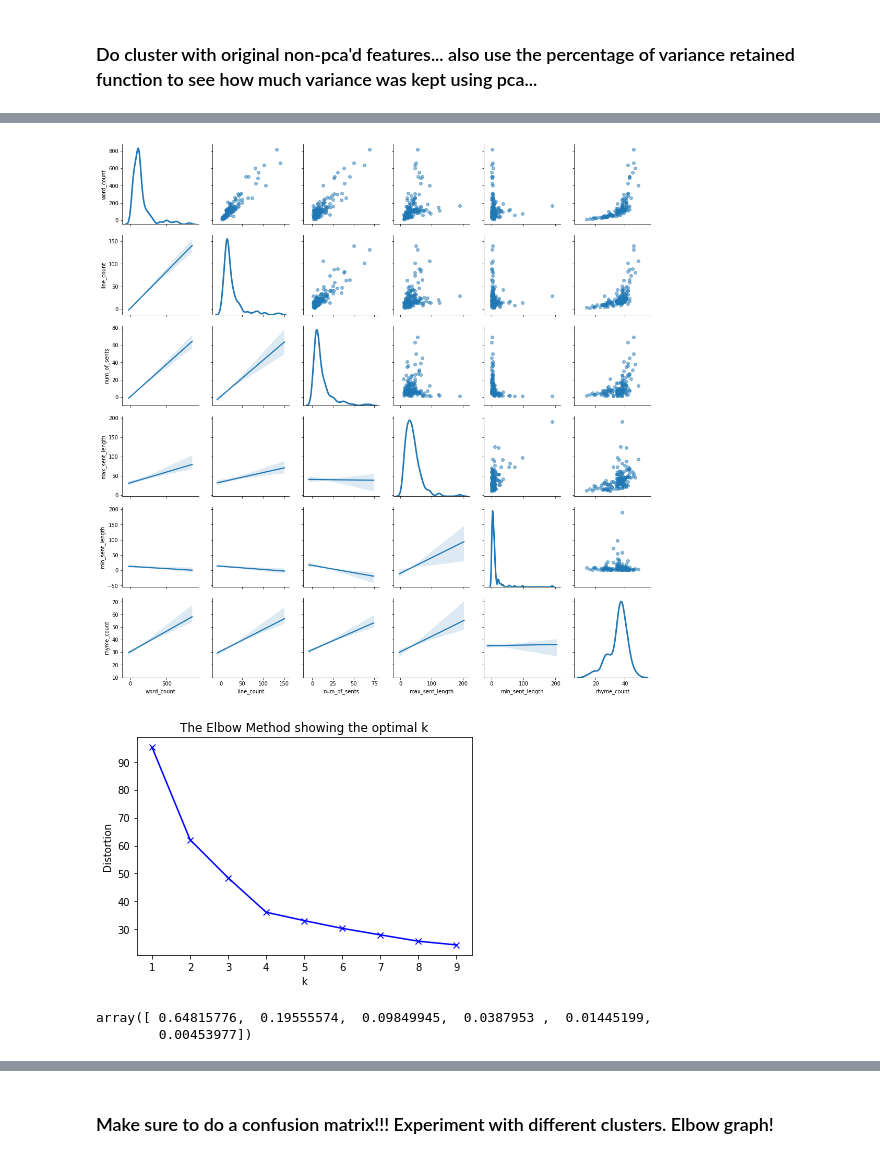
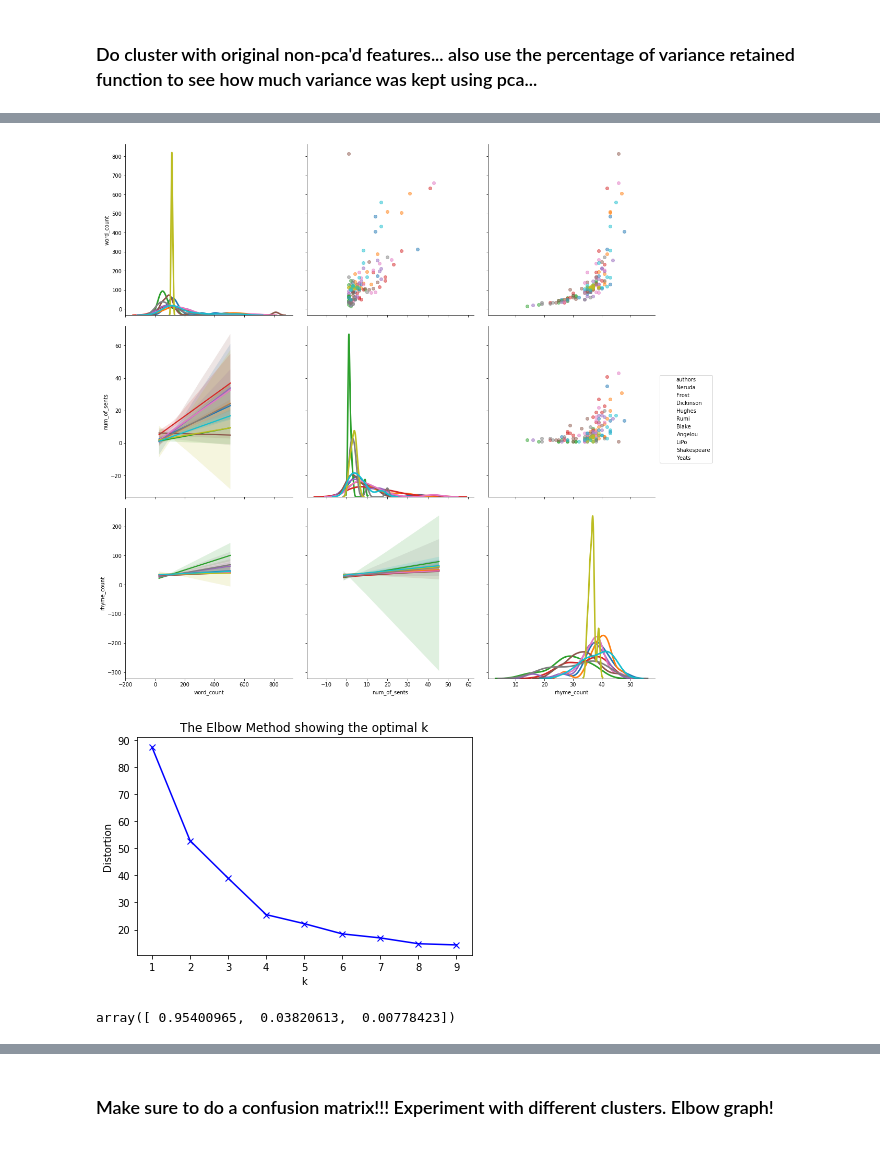
Before and after one commit to VincentG123/Poems, a Jupyter notebook: NLP_Capstone_Draft.ipynb, the cells around one changed output, grey strips where cells are left out. Saved outputs shown, nothing was run; the diff lists cells and outputs as text; code cells hidden in the pictures.

```diff
--- a/NLP_Capstone_Draft.ipynb
+++ b/NLP_Capstone_Draft.ipynb
@@ -92,2 +52,0 @@ NOR dread nor hope attend A dying animal; A man awaits his end Dreading and hopi
-# %%
-no_punct = remove_puncuation(no_return)
@@ -133,3 +52,0 @@ NOR dread nor hope attend A dying animal A man awaits his end Dreading and hopin
-# %%
-sentences = [[sent] for sent in no_punct_NLP.sents]
-sentences
@@ -141,3 +52,0 @@ sentences
-# %%
-sentences = [[sent] for sent in no_return_NLP.sents]
-sentences
@@ -148,6 +53,4 @@ sentences
 # %%
-nlp = spacy.load('en')
-
 file_names = open('PoemList.txt', 'r')
 file_names = file_names.readlines()
 file_names = [file[:-1] for file in file_names]
@@ -169,7 +72,13 @@ for text in file_names:
     # open the text, take out returns
     opened = open(text, 'r').read()
     poem = opened.replace("\n"," ")
+    poem = poem.replace('-', ' ')
     poems.append(poem)
+
+    sentences = re.split(r'[.!?]', poem)
+    if '' in sentences:
+        sentences.remove('')
+    num_of_sents.append(len(sentences))
 
     no_punct = remove_puncuation(poem)
     no_punct_poems.append(no_punct)
@@ -187,15 +96,12 @@ for text in file_names:
     num_lines = sum(1 for line in open(text))
     line_count.append(num_lines)
 
+#     sentence_length = [len(sent) for sent in sentences]
+#     max_sent_length.append(max(sentence_length))
+#     min_sent_length.append(min(sentence_length))
+
     sentences = nlp(poem)
     processed_poems.append(sentences)
-
-    sentences = [[sent] for sent in sentences.sents]
-    num_of_sents.append(len(sentences))
-
-    sentence_length = [len(sent[0]) for sent in sentences]
-    max_sent_length.append(max(sentence_length))
-    min_sent_length.append(min(sentence_length))
 
 poems_df = pd.DataFrame()
 poems_df['poem'] = poems
@@ -205,8 +111,8 @@ poems_df['word_count'] = word_count
 poems_df['line_count'] = line_count
 poems_df['num_of_sents'] = num_of_sents
 poems_df['processed_poems'] = processed_poems
-poems_df['max_sent_length'] = max_sent_length
-poems_df['min_sent_length'] = min_sent_length
+# poems_df['max_sent_length'] = max_sent_length
+# poems_df['min_sent_length'] = min_sent_length
 poems_df['no_punct_cap_poems'] = no_punct_poems
 poems_df['processed_no_punct'] = processed_no_punct
 poems_df['rhyme_count'] = num_of_rhymes
@@ -298,24 +206,29 @@ rhyme_count             0.014714     1.000000
 # %%
+X = poems_df.drop(['poem_titles','poem','processed_poems',
+       'no_punct_cap_poems', 'processed_no_punct','line_count'], axis = 1)
+
+
 # Declare that you want to make a scatterplot matrix.
-g = sns.PairGrid(X.dropna(), diag_sharey=False)
+g = sns.PairGrid(X.dropna(), hue='authors', size= 5, diag_sharey=False)
 # Scatterplot.
 g.map_upper(plt.scatter, alpha=.5)
 # Fit line summarizing the linear relationship of the two variables.
 g.map_lower(sns.regplot, scatter_kws=dict(alpha=0))
 # Give information about the univariate distributions of the variables.
 g.map_diag(sns.kdeplot, lw=3)
+g.add_legend()
 plt.show()
 # %% [output]
-[figure, old version]
+[figure, new version]
 # %%
 # clustering dataset
 # determine k using elbow method
 
-X = poems_df.drop(['poem_titles', 'authors','poem','processed_poems',
-       'no_punct_cap_poems', 'processed_no_punct'], axis = 1)
+# X = poems_df.drop(['poem_titles', 'authors','poem','processed_poems',
+#        'no_punct_cap_poems', 'processed_no_punct'], axis = 1)
 
 # k means determine k
-
+X = poems_df.loc[:,['word_count', 'num_of_sents','rhyme_count']]
 distortions = []
 K = range(1,10)
 for k in K:
@@ -330,4 +243,4 @@ plt.ylabel('Distortion')
 plt.title('The Elbow Method showing the optimal k')
 plt.show()
 # %% [output]
-[figure, old version]
+[figure, new version]
@@ -342,6 +247,5 @@ y_pred = KMeans(n_clusters=3, random_state=42).fit_predict(X_norm)
 # %%
-X = poems_df.drop(['poem_titles', 'authors','poem','processed_poems',
-                   'no_punct_cap_poems', 'processed_no_punct'], axis = 1)
+X = poems_df.loc[:,['word_count', 'num_of_sents','rhyme_count']]
 
 X_norm = normalize(X)
 
@@ -353,6 +257,5 @@ explained_variance = pca.explained_variance_ratio_
 
 explained_variance
 # %% [output]
-array([ 0.64815776,  0.19555574,  0.09849945,  0.0387953 ,  0.01445199,
-        0.00453977])
+array([ 0.95400965,  0.03820613,  0.00778423])
 # %%
```
Also changed, not shown: parts of 108 cells of this notebook.
